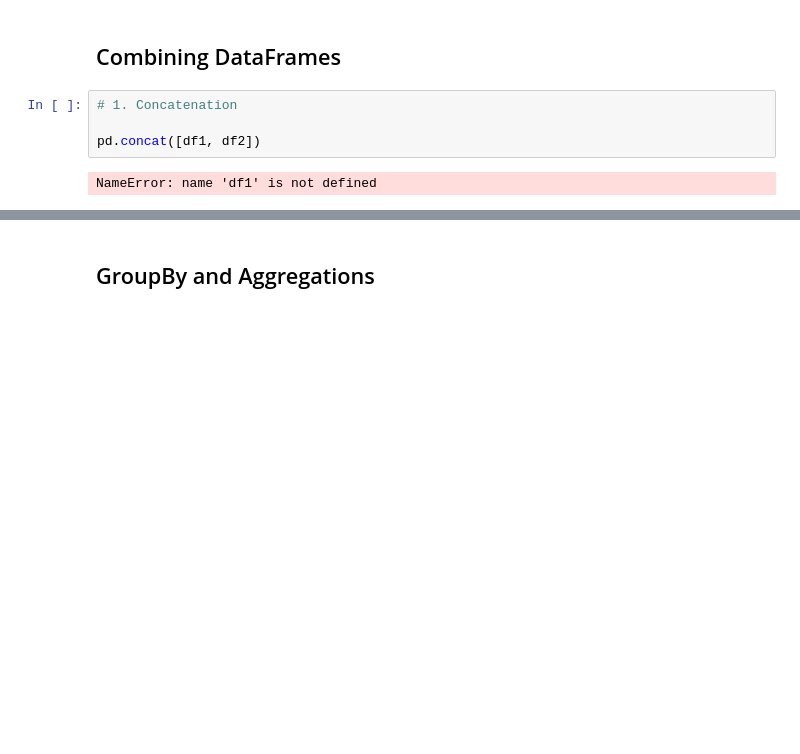
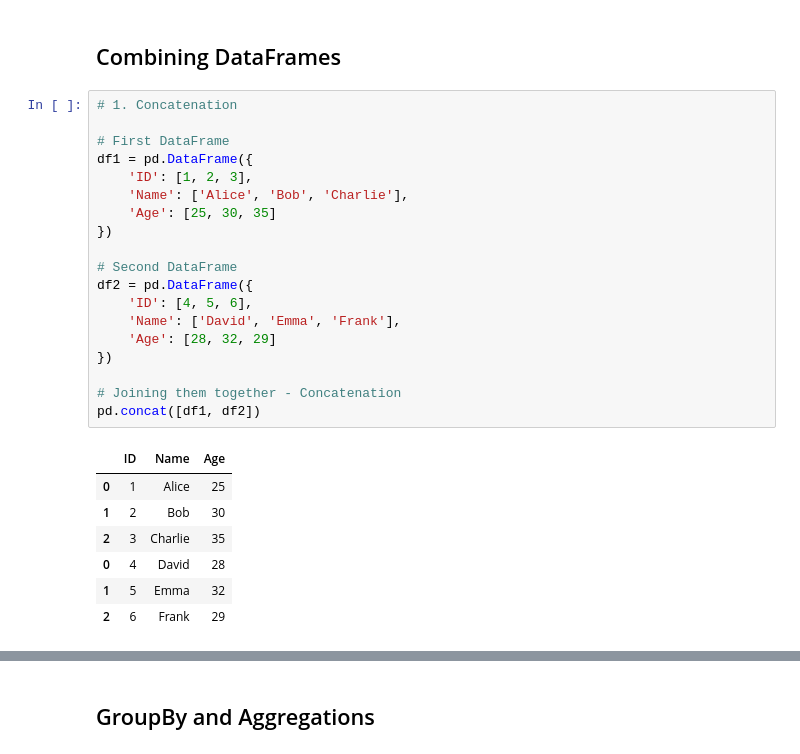
Before and after one commit to prodigy234/Artificial-Intelligence-Full-Course, a Jupyter notebook: PYTHON/Python Pandas/Pandas for Data Analysis.ipynb, the cells around one changed output, grey strips where cells are left out. Cells and saved outputs as stored; diff of their text form; blank space fills up the shorter version.

```diff
--- a/PYTHON/Python Pandas/Pandas for Data Analysis.ipynb
+++ b/PYTHON/Python Pandas/Pandas for Data Analysis.ipynb
@@ -211,7 +360,28 @@ df.sort_values('Age', ascending=False)
 # %%
 # 1. Concatenation
 
+# First DataFrame
+df1 = pd.DataFrame({
+    'ID': [1, 2, 3],
+    'Name': ['Alice', 'Bob', 'Charlie'],
+    'Age': [25, 30, 35]
+})
+
+# Second DataFrame
+df2 = pd.DataFrame({
+    'ID': [4, 5, 6],
+    'Name': ['David', 'Emma', 'Frank'],
+    'Age': [28, 32, 29]
+})
+
+# Joining them together - Concatenation
 pd.concat([df1, df2])
 # %% [output]
-NameError: name 'df1' is not defined
+|  | ID | Name | Age |
+| 0 | 1 | Alice | 25 |
+| 1 | 2 | Bob | 30 |
+| 2 | 3 | Charlie | 35 |
+| 0 | 4 | David | 28 |
+| 1 | 5 | Emma | 32 |
+| 2 | 6 | Frank | 29 |
 # %%
```
Also changed, not shown: parts of 22 cells of this notebook.
